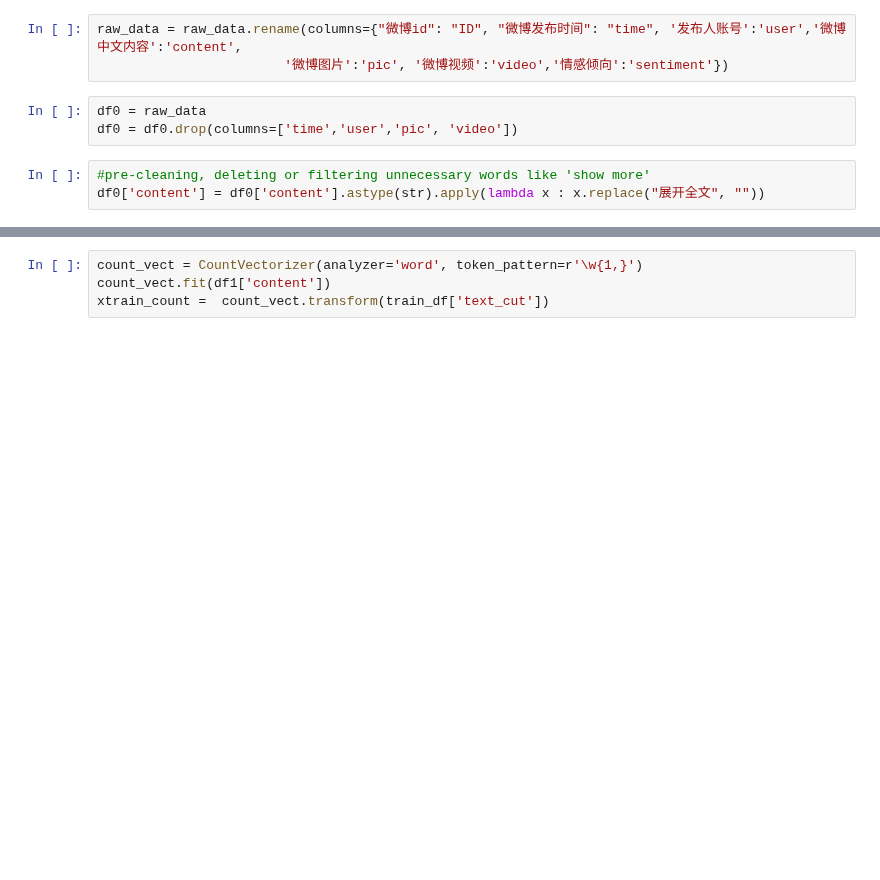
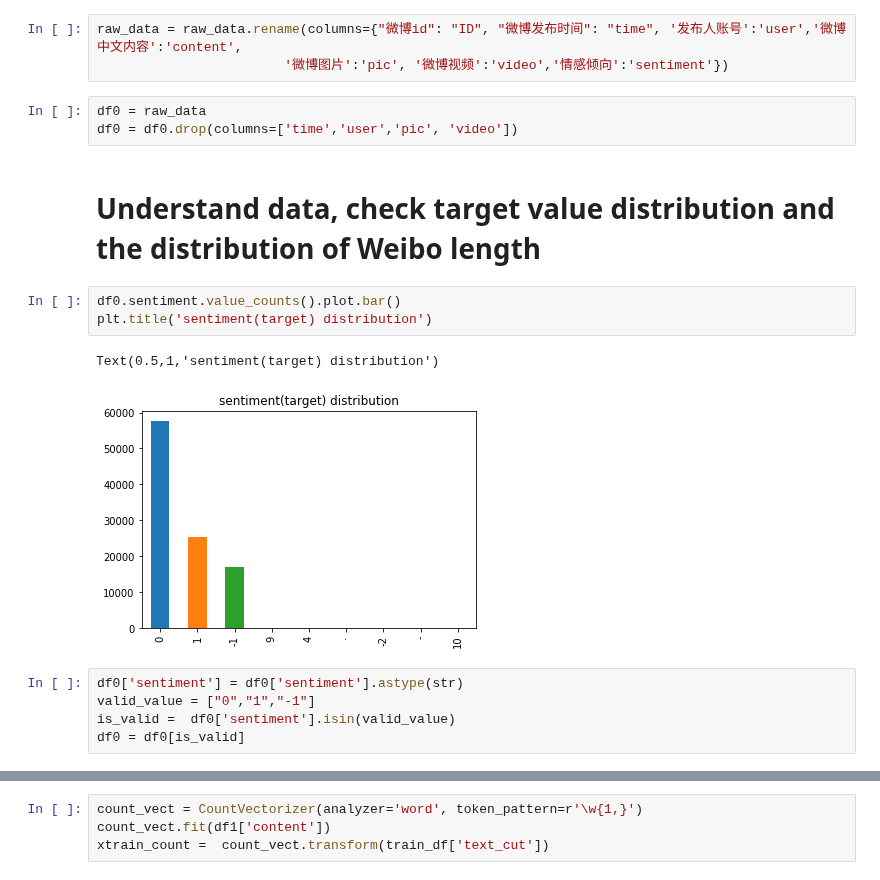
Before and after one commit to LakiLiu/Covid-19-Analysis, a Jupyter notebook: meng_prepare.ipynb, the cells around one changed output, grey strips where cells are left out. Cells and saved outputs as stored; diff of their text form; blank space fills up the shorter version.

```diff
--- a/meng_prepare.ipynb
+++ b/meng_prepare.ipynb
@@ -12,6 +15,16 @@ raw_data = raw_data.rename(columns={"微博id": "ID", "微博发布时间": "tim
 # %%
 df0 = raw_data
 df0 = df0.drop(columns=['time','user','pic', 'video'])
-# %%
-#pre-cleaning, deleting or filtering unnecessary words like 'show more'
-df0['content'] = df0['content'].astype(str).apply(lambda x : x.replace("展开全文", ""))
+# %% [markdown]
+# Understand data, check target value distribution and the distribution of Weibo length
+# %%
+df0.sentiment.value_counts().plot.bar()
+plt.title('sentiment(target) distribution')
+# %% [output]
+Text(0.5,1,'sentiment(target) distribution')
+[figure, added]
+# %%
+df0['sentiment'] = df0['sentiment'].astype(str)
+valid_value = ["0","1","-1"]
+is_valid =  df0['sentiment'].isin(valid_value)
+df0 = df0[is_valid]
```
Also changed, not shown: parts of 17 cells of this notebook.
